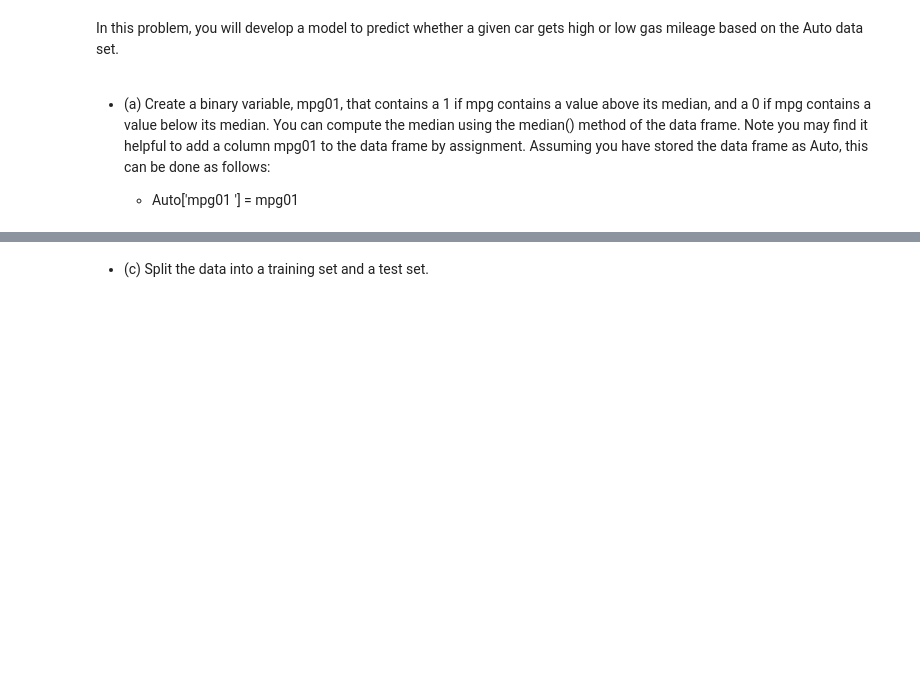
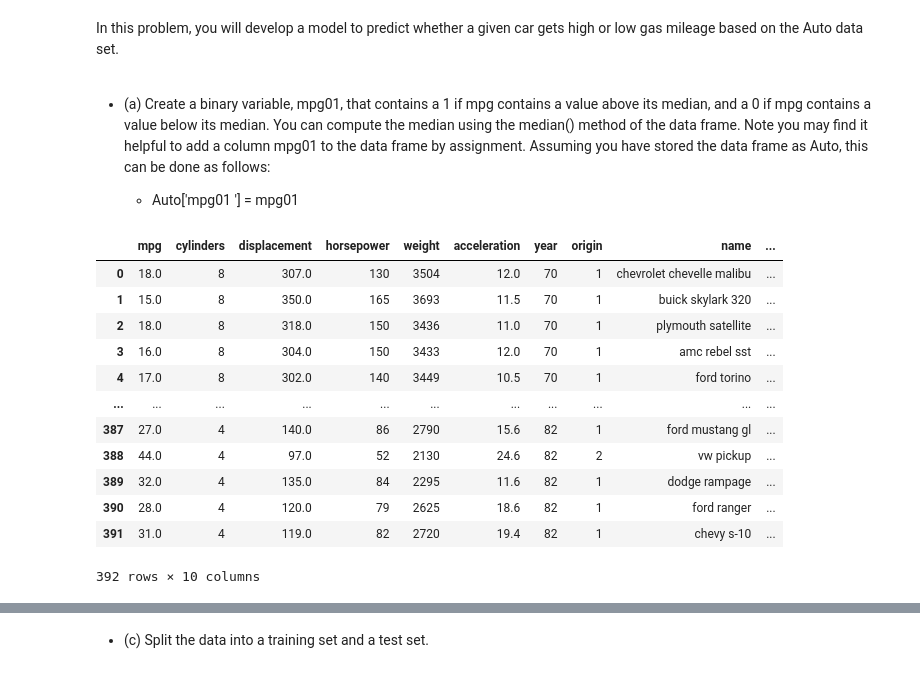
Before and after one commit to cake-dev/AdvDataScience, a Jupyter notebook: ch4hw.ipynb, the cells around one changed output, grey strips where cells are left out. Drawn from its saved outputs; the diff is of its cells as text; code cells hidden in the pictures; blank space fills up the shorter version.

```diff
--- a/ch4hw.ipynb
+++ b/ch4hw.ipynb
@@ -185,4 +333,23 @@ a column mpg01 to the data frame by assignment. Assuming you
 have stored the data frame as Auto, this can be done as follows:
 
     - Auto['mpg01 '] = mpg01
+# %%
+# load auto
+auto_data = load_data('Auto')
+auto_data['mpg01'] = (auto_data.mpg > auto_data.mpg.median()).astype(int)
+auto_data
+# %% [output]
+|  | mpg | cylinders | displacement | horsepower | weight | acceleration | year | origin | name | ... |
+| 0 | 18.0 | 8 | 307.0 | 130 | 3504 | 12.0 | 70 | 1 | chevrolet chevelle malibu | ... |
+| 1 | 15.0 | 8 | 350.0 | 165 | 3693 | 11.5 | 70 | 1 | buick skylark 320 | ... |
+| 2 | 18.0 | 8 | 318.0 | 150 | 3436 | 11.0 | 70 | 1 | plymouth satellite | ... |
+| 3 | 16.0 | 8 | 304.0 | 150 | 3433 | 12.0 | 70 | 1 | amc rebel sst | ... |
+| 4 | 17.0 | 8 | 302.0 | 140 | 3449 | 10.5 | 70 | 1 | ford torino | ... |
+| ... | ... | ... | ... | ... | ... | ... | ... | ... | ... | ... |
+| 387 | 27.0 | 4 | 140.0 | 86 | 2790 | 15.6 | 82 | 1 | ford mustang gl | ... |
+| 388 | 44.0 | 4 | 97.0 | 52 | 2130 | 24.6 | 82 | 2 | vw pickup | ... |
+| 389 | 32.0 | 4 | 135.0 | 84 | 2295 | 11.6 | 82 | 1 | dodge rampage | ... |
+| 390 | 28.0 | 4 | 120.0 | 79 | 2625 | 18.6 | 82 | 1 | ford ranger | ... |
+| 391 | 31.0 | 4 | 119.0 | 82 | 2720 | 19.4 | 82 | 1 | chevy s-10 | ... |
+392 rows × 10 columns
 # %% [markdown]
```
Also changed, not shown: parts of 12 cells of this notebook.
